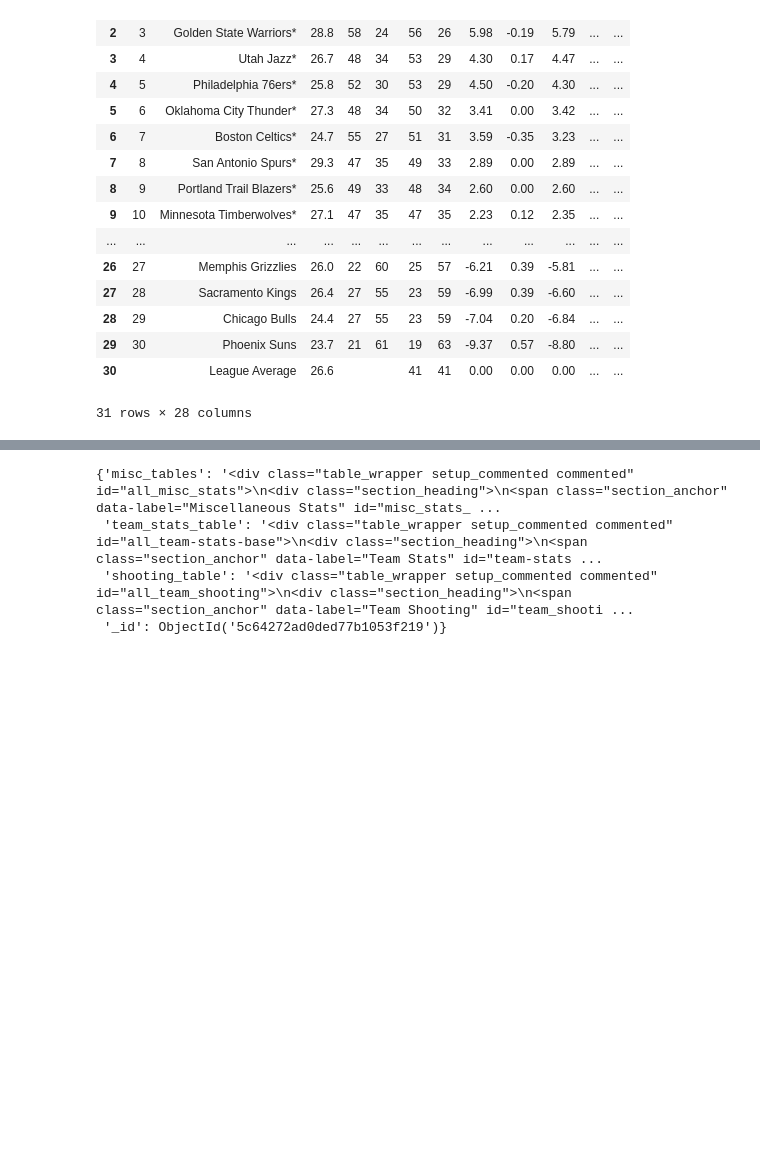
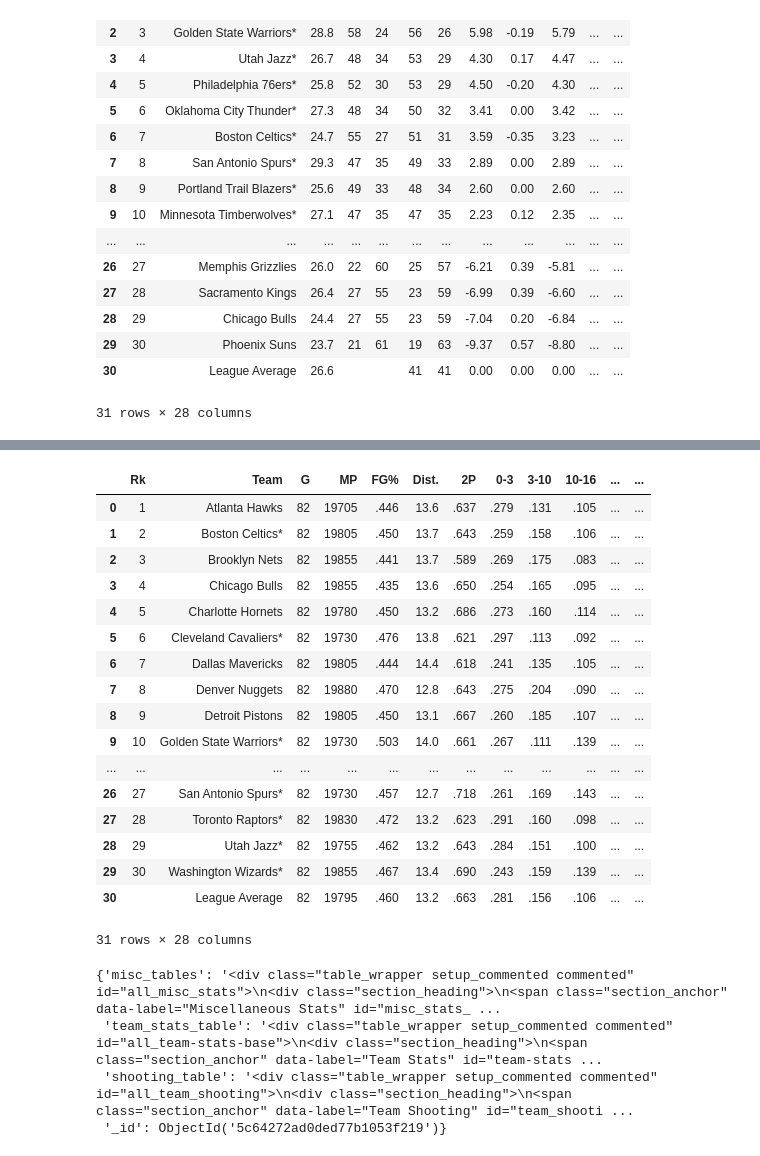
Before and after one commit to johncpolitte/NBA_Data_Analysis, a Jupyter notebook: web_scraper.ipynb, the cells around one changed output, grey strips where cells are left out. Drawn from its saved outputs; the diff is of its cells as text; code cells hidden in the pictures; blank space fills up the shorter version.

```diff
--- a/web_scraper.ipynb
+++ b/web_scraper.ipynb
@@ -108,3 +176,33 @@ shooting_table = soup_2017.find_all('div', id='all_team_shooting')[0]
+# %%
+shoot_stats = []
+for comment in shooting_table.find_all(string=lambda text:isinstance(text,Comment)):
+    data = BeautifulSoup(comment,"lxml")
+    for items in data.select("table.stats_table tr"):
+        tds = [item.get_text(strip=True) for item in items.select("th,td")]
+        shoot_stats.append(tds)
+#ss = pd.DataFrame(shoot_stats[1:], columns= shoot_stats[0])
+ss = pd.DataFrame(shoot_stats[3:], columns = shoot_stats[2])
+#ss = pd.DataFrame(shoot_stats)
+ss
+# %% [output]
+|  | Rk | Team | G | MP | FG% | Dist. | 2P | 0-3 | 3-10 | 10-16 | ... | ... |
+| 0 | 1 | Atlanta Hawks | 82 | 19705 | .446 | 13.6 | .637 | .279 | .131 | .105 | ... | ... |
+| 1 | 2 | Boston Celtics* | 82 | 19805 | .450 | 13.7 | .643 | .259 | .158 | .106 | ... | ... |
+| 2 | 3 | Brooklyn Nets | 82 | 19855 | .441 | 13.7 | .589 | .269 | .175 | .083 | ... | ... |
+| 3 | 4 | Chicago Bulls | 82 | 19855 | .435 | 13.6 | .650 | .254 | .165 | .095 | ... | ... |
+| 4 | 5 | Charlotte Hornets | 82 | 19780 | .450 | 13.2 | .686 | .273 | .160 | .114 | ... | ... |
+| 5 | 6 | Cleveland Cavaliers* | 82 | 19730 | .476 | 13.8 | .621 | .297 | .113 | .092 | ... | ... |
+| 6 | 7 | Dallas Mavericks | 82 | 19805 | .444 | 14.4 | .618 | .241 | .135 | .105 | ... | ... |
+| 7 | 8 | Denver Nuggets | 82 | 19880 | .470 | 12.8 | .643 | .275 | .204 | .090 | ... | ... |
+| 8 | 9 | Detroit Pistons | 82 | 19805 | .450 | 13.1 | .667 | .260 | .185 | .107 | ... | ... |
+| 9 | 10 | Golden State Warriors* | 82 | 19730 | .503 | 14.0 | .661 | .267 | .111 | .139 | ... | ... |
+| ... | ... | ... | ... | ... | ... | ... | ... | ... | ... | ... | ... | ... |
+| 26 | 27 | San Antonio Spurs* | 82 | 19730 | .457 | 12.7 | .718 | .261 | .169 | .143 | ... | ... |
+| 27 | 28 | Toronto Raptors* | 82 | 19830 | .472 | 13.2 | .623 | .291 | .160 | .098 | ... | ... |
+| 28 | 29 | Utah Jazz* | 82 | 19755 | .462 | 13.2 | .643 | .284 | .151 | .100 | ... | ... |
+| 29 | 30 | Washington Wizards* | 82 | 19855 | .467 | 13.4 | .690 | .243 | .159 | .139 | ... | ... |
+| 30 |  | League Average | 82 | 19795 | .460 | 13.2 | .663 | .281 | .156 | .106 | ... | ... |
+31 rows × 28 columns
 # %%
 #misc_tables.find_all('table', class_ = "sortable stats_table")
 # %%
```
Also changed, not shown: parts of 8 cells of this notebook, 2 other files.
